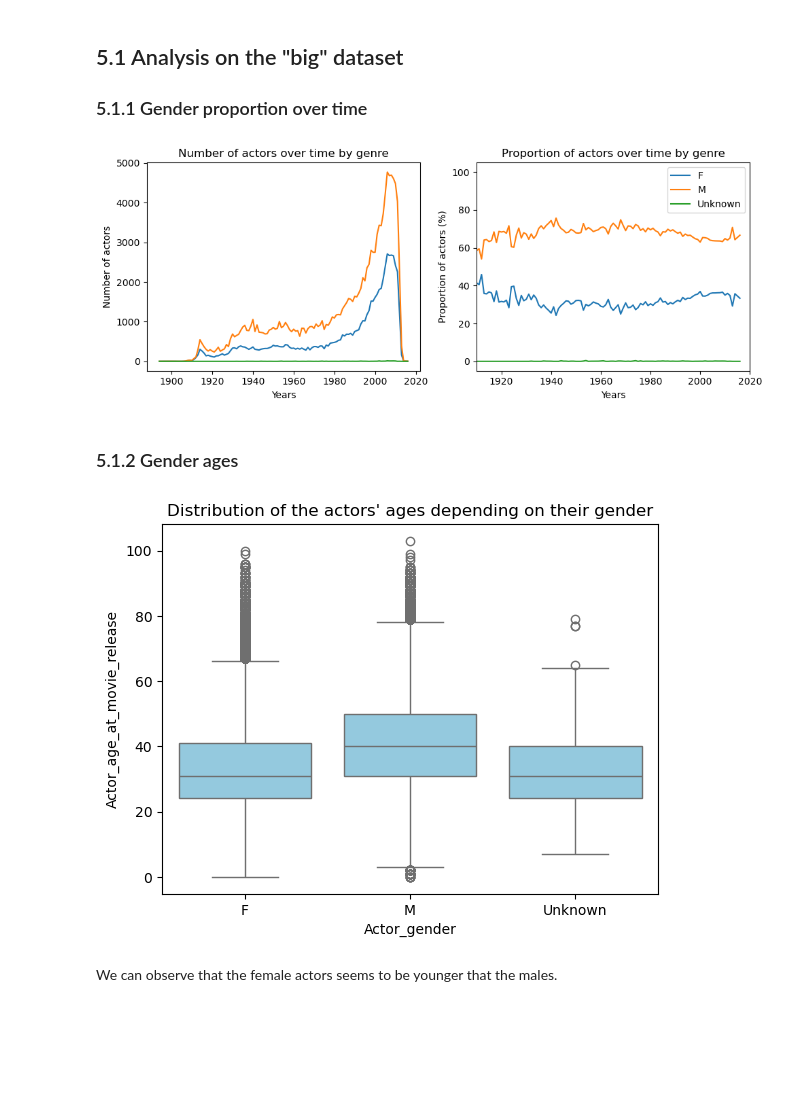
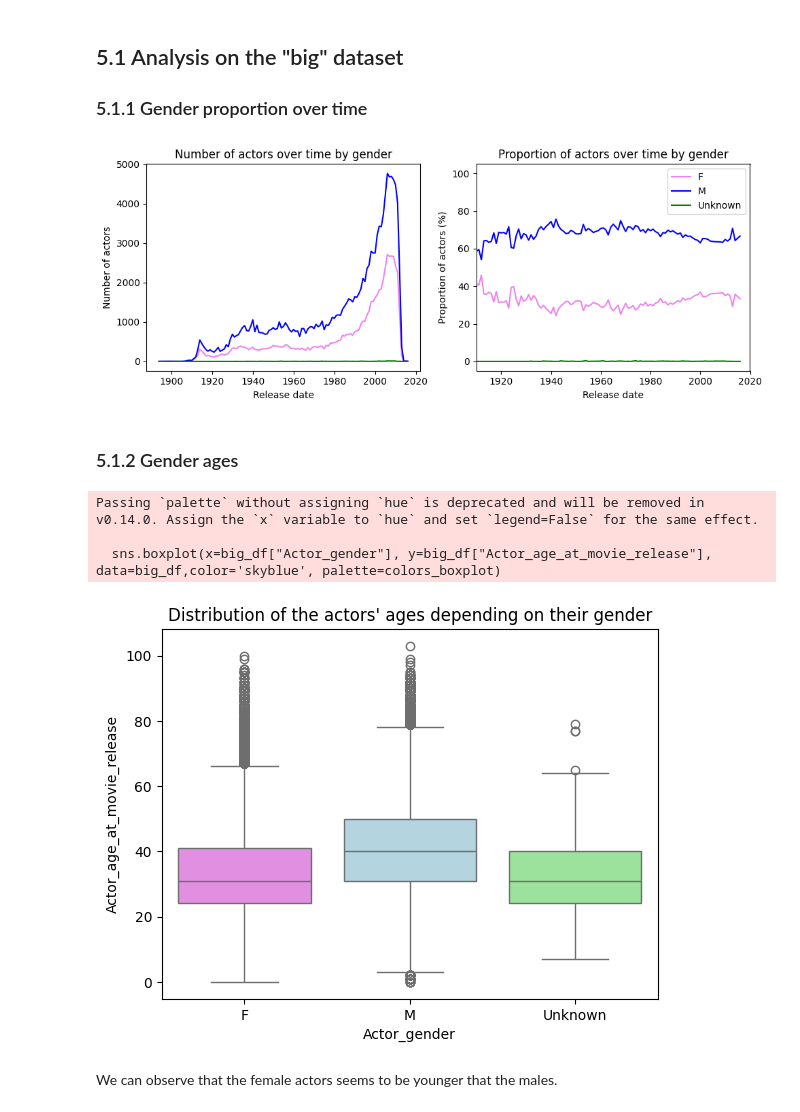
Before and after one commit to epfl-ada/ada-2024-project-ecureuilscosmiques24, a Jupyter notebook: projet_ADA.ipynb, the cells around one changed output. Cells and saved outputs as stored; diff of their text form; code cells hidden in the pictures; blank space fills up the shorter version.

```diff
--- a/projet_ADA.ipynb
+++ b/projet_ADA.ipynb
@@ -9,8 +9,8 @@ from helpers import *
 # %%
 #data_folder = "C:/Users/bapti/ADA2024-projet/MovieSummaries/"
 #data_folder = "C:/Users/cricl/PROJADA/MovieSummaries/MovieSummaries/"
-#data_folder = "C:/Users/locar/Desktop/Project ADA/MovieSummaries/"
-data_folder = "C:/Users/thoma/Documents/ADA_Projet_Data/MovieSummaries/"
+data_folder = "C:/Users/locar/Desktop/Project ADA/MovieSummaries/"
+#data_folder = "C:/Users/thoma/Documents/ADA_Projet_Data/MovieSummaries/"
 ########### A CHANGER LE PATH DU FOLDER ##################
 # %%
 try:
@@ -376,16 +378,16 @@ For the other dataset (small), we can observe than the movies tends to be more r
 datafirstplot = big_df.groupby(["Movie_release_date","Actor_gender"]).Movie_release_date.count()
 datafirstplot = pd.crosstab(big_df['Movie_release_date'],big_df['Actor_gender'])
 datafirstplot_proportion = datafirstplot.div(datafirstplot.sum(axis=1), axis=0) * 100
+colors=['violet', 'blue', 'green']
+fig,(ax1,ax2) = plt.subplots(1, 2, figsize=(10, 4))
+for i, column in enumerate(datafirstplot.columns):
+    ax1.plot(datafirstplot.index, datafirstplot[column], label=column, color =colors[i])
+    ax2.plot(datafirstplot_proportion.index, datafirstplot_proportion[column], label=column,color=colors[i])
 
-fig,(ax1,ax2) = plt.subplots(1, 2, figsize=(10, 4))
-for column in datafirstplot.columns:
-    ax1.plot(datafirstplot.index, datafirstplot[column], label=column)
-    ax2.plot(datafirstplot_proportion.index, datafirstplot_proportion[column], label=column)
-
-ax1.set_xlabel("Years")
+ax1.set_xlabel("Release date")
 ax1.set_ylabel("Number of actors")
 ax1.set_title("Number of actors over time by gender")
-ax2.set_xlabel("Years")
+ax2.set_xlabel("Release date")
 ax2.set_xlim(1910, 2020)
 ax2.set_ylabel("Proportion of actors (%)")
 ax2.set_title("Proportion of actors over time by gender")
@@ -394,15 +396,20 @@ plt.tight_layout()
 plt.legend()
 plt.show()
 # %% [output]
-[figure, old version]
+[figure, new version]
 # %% [markdown]
 ### 5.1.2 Gender ages
 # %%
-sns.boxplot(x=big_df["Actor_gender"], y=big_df["Actor_age_at_movie_release"], data=big_df,color='skyblue')
+colors_boxplot = {'M': 'lightblue', 'F': 'violet', 'Unknown': 'lightgreen'}
+
+sns.boxplot(x=big_df["Actor_gender"], y=big_df["Actor_age_at_movie_release"], data=big_df,color='skyblue', palette=colors_boxplot)
 plt.title("Distribution of the actors' ages depending on their gender")
 plt.show()
 # %% [output]
+Passing `palette` without assigning `hue` is deprecated and will be removed in v0.14.0. Assign the `x` variable to `hue` and set `legend=False` for the same effect.
+
+  sns.boxplot(x=big_df["Actor_gender"], y=big_df["Actor_age_at_movie_release"], data=big_df,color='skyblue', palette=colors_boxplot)
-[figure, old version]
+[figure, new version]
 # %% [markdown]
 We can observe that the female actors seems to be younger that the males.
 # %% [markdown]
```
Also changed, not shown: parts of 20 cells of this notebook.
